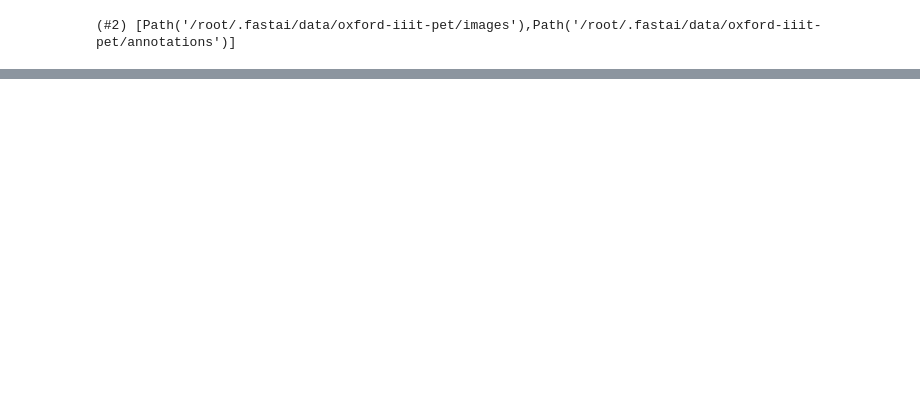
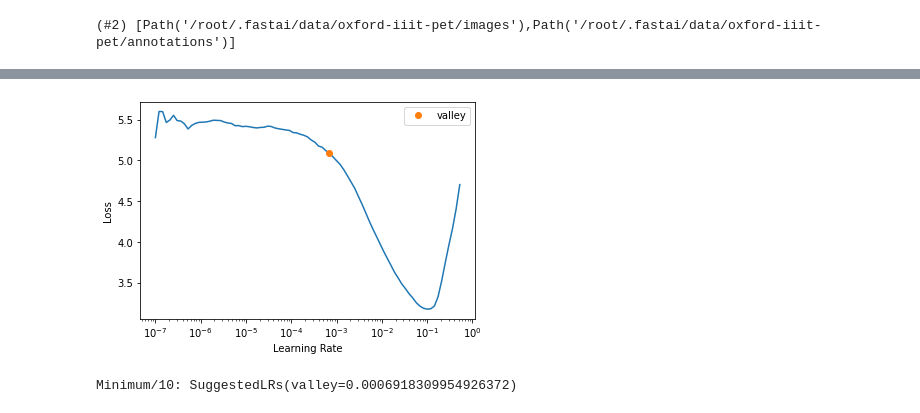
Before and after one commit to satani99/practical_deep_learning_for_coders, a Jupyter notebook: fast_ai_5.ipynb, the cells around one changed output, grey strips where cells are left out. Saved outputs shown, nothing was run; the diff lists cells and outputs as text; code cells hidden in the pictures; blank space fills up the shorter version.

```diff
--- a/fast_ai_5.ipynb
+++ b/fast_ai_5.ipynb
@@ -35,0 +177,4 @@ dls = pets.dataloaders(path/'images')
+# %%
+learn = cnn_learner(dls, resnet34, metrics=error_rate)
+lr_min = learn.lr_find()
+# %% [output]
@@ -35,0 +182,5 @@ dls = pets.dataloaders(path/'images')
+[figure, added]
+# %%
+print(f"Minimum/10: {lr_min}")
+# %% [output]
+Minimum/10: SuggestedLRs(valley=0.0006918309954926372)
```
Also changed, not shown: parts of 30 cells of this notebook.
